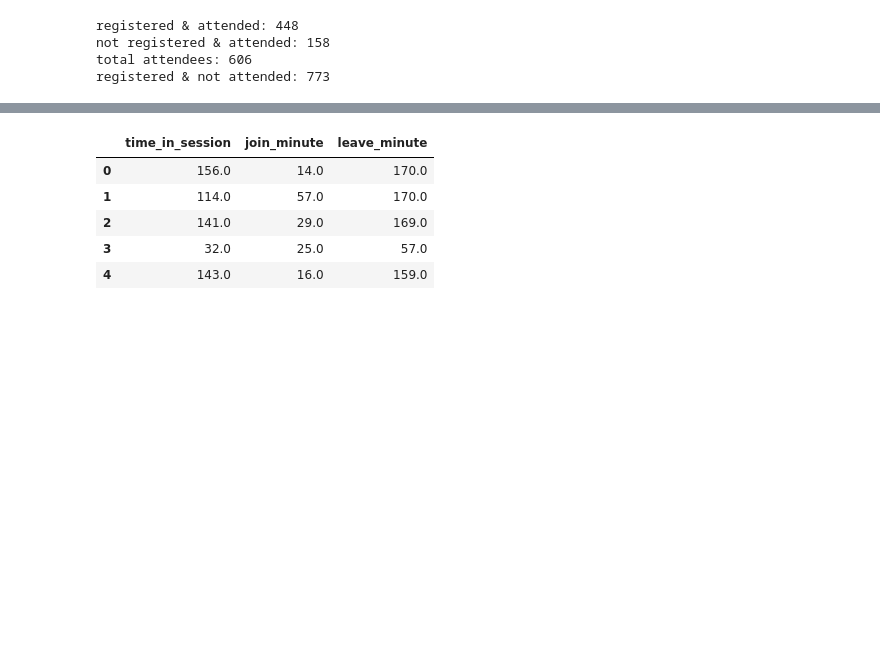
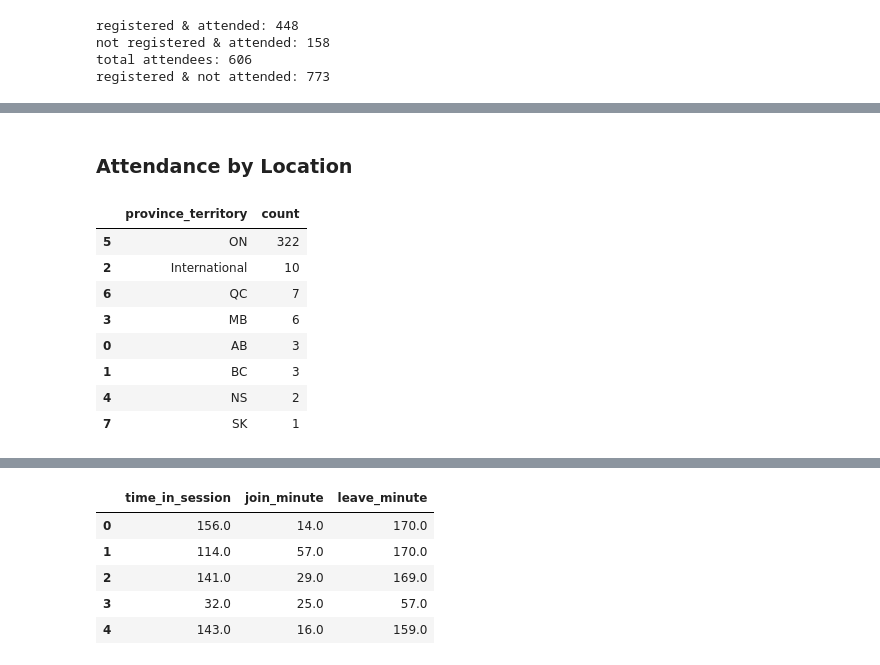
Before and after one commit to merlyn-true/event-attendee-analysis, a Jupyter notebook: notebooks/02-preprocessing.ipynb, the cells around one changed output, grey strips where cells are left out. Drawn from its saved outputs; the diff is of its cells as text; code cells hidden in the pictures; blank space fills up the shorter version.

```diff
--- a/notebooks/02-preprocessing.ipynb
+++ b/notebooks/02-preprocessing.ipynb
@@ -130 +117,24 @@ registered_and_attended_can.head()
+# %% [markdown]
+### **Attendance by Location**
+# %%
+# Group by province and count instances
+registered_and_attended_can_province = registered_and_attended_can.groupby(by='province_territory', as_index=False).agg(count=('province_territory', 'count'))
+
+# Sort value in descending order
+registered_and_attended_can_province.sort_values('count', ascending=False, inplace=True)
+
+# Remove '(residing outside of Canada)
+registered_and_attended_can_province['province_territory'] = registered_and_attended_can_province['province_territory'].str.split('(').str[0].str.strip()
+
+registered_and_attended_can_province
+# %% [output]
+|  | province_territory | count |
+| 5 | ON | 322 |
+| 2 | International | 10 |
+| 6 | QC | 7 |
+| 3 | MB | 6 |
+| 0 | AB | 3 |
+| 1 | BC | 3 |
+| 4 | NS | 2 |
+| 7 | SK | 1 |
 # %%
```
Also changed, not shown: parts of 12 cells of this notebook.
